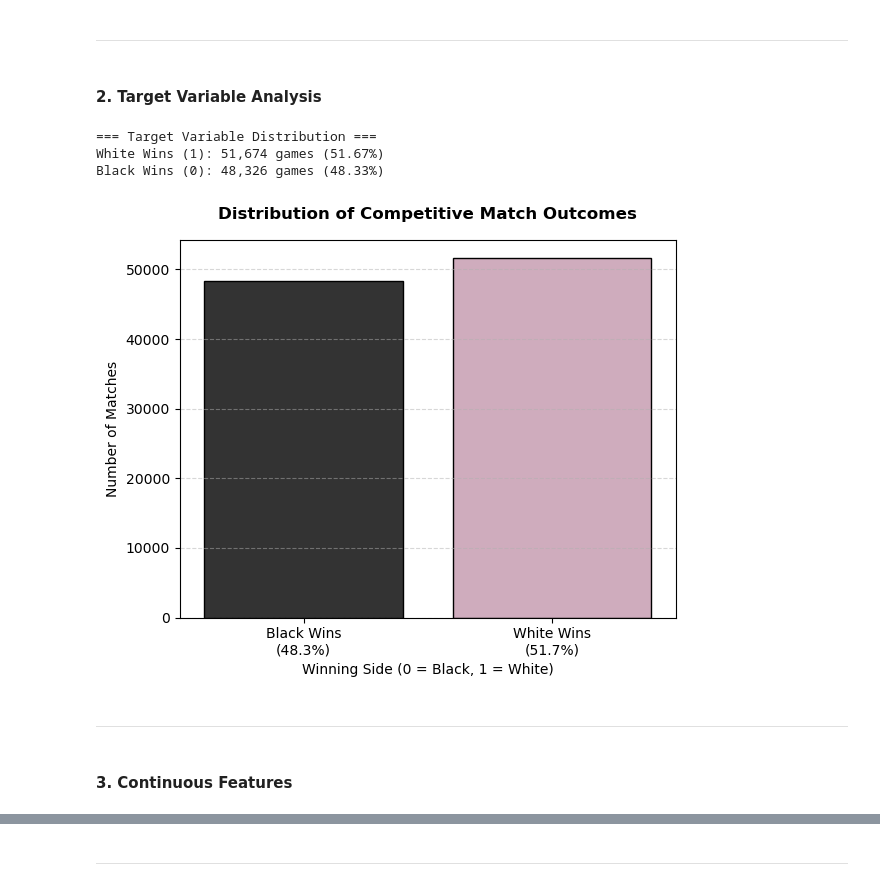
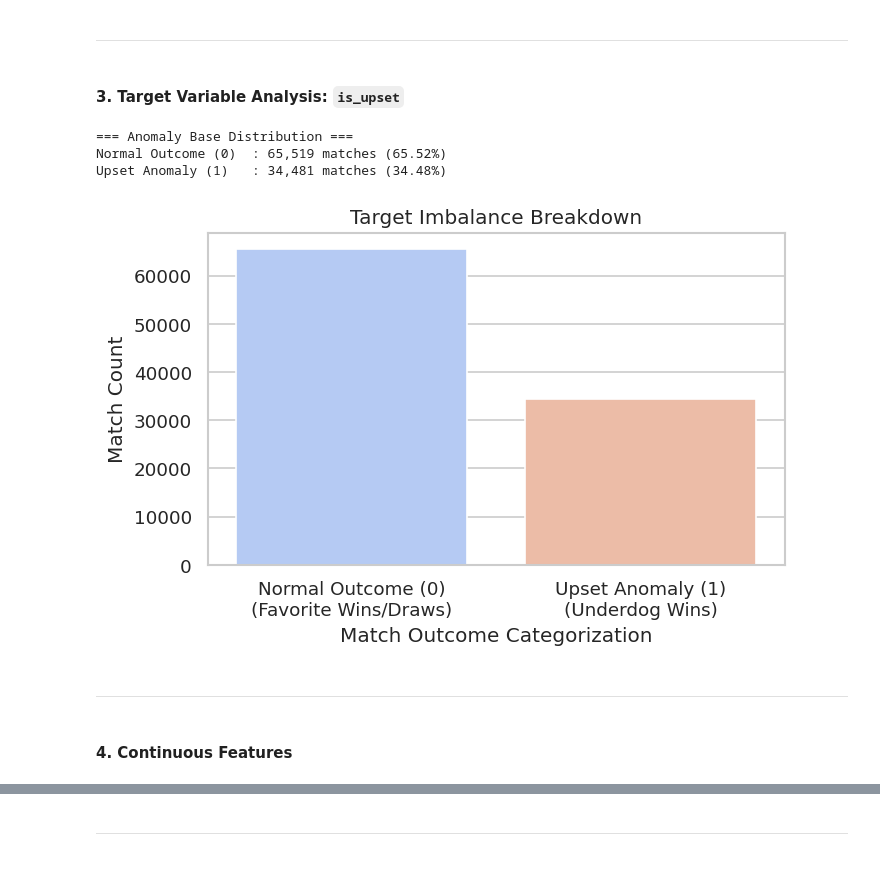
Before and after one commit to musubi3/chess-outcome-predictor, a Jupyter notebook: notebooks/01_eda.ipynb, the cells around one changed output, grey strips where cells are left out. Drawn from its saved outputs; the diff is of its cells as text; code cells hidden in the pictures.

```diff
--- a/notebooks/01_eda.ipynb
+++ b/notebooks/01_eda.ipynb
@@ -26,3 +20,7 @@ ___
+# %%
+sns.set_theme(style='whitegrid')
+plt.rcParams['figure.figsize'] = [9, 5]
+plt.rcParams['figure.dpi'] = 120
 # %%
 TARGET_ROWS: int = 100000
 
@@ -42,11 +52,9 @@ ___
 # %%
 print('=== Dataset Dimensions ===')
-print(f'Total Rows (Matches): {df.shape[0]:,}')
-print(f'Total Columns (Features): {df.shape[1]}')
+print(f'Total Games: {df.shape[0]:,}')
+print(f'Total Features: {df.shape[1]}')
 
-print('\n=== Missing Values Per Column ===')
-missing_counts: Series = df.isnull().sum()
-for col, count in missing_counts.items():
-    print(f'{col}: {count} missing values ({(count/len(df))*100:.2f}%)')
+print('\n=== Missing Value Audit ===')
+print(df.isnull().sum())
 # %% [output]
 === Dataset Dimensions ===
@@ -88,38 +119,30 @@ dtype: object
 # %% [markdown]
 ___
 # %% [markdown]
-#### 2. Target Variable Analysis
+#### 3. Target Variable Analysis: `is_upset`
 # %%
-win_counts: Series = df['winner'].value_counts()
-win_percentages: Series = df['winner'].value_counts(normalize=True) * 100
+target_counts: Series = df['is_upset'].value_counts()
+target_proportions: Series = df['is_upset'].value_counts(normalize=True)
 
-print('=== Target Variable Distribution ===')
-print(f'White Wins (1): {win_counts[1]:,} games ({win_percentages[1]:.2f}%)')
-print(f'Black Wins (0): {win_counts[0]:,} games ({win_percentages[0]:.2f}%)')
+print('=== Anomaly Base Distribution ===')
+for idx, count in target_counts.items():
+    label: str = 'Upset Anomaly (1)' if idx == 1 else 'Normal Outcome (0)'
+    print(f'{label:<20}: {count:>6,} matches ({target_proportions[idx]*100:.2f}%)')
 
-plt.figure(figsize=(6, 5))
-sns.countplot(
-    data=df,
-    x='winner',
-    hue='winner',
-    palette=['#333333', '#D5A6BD'],
-    edgecolor='black',
-    legend=False
-)
-
-plt.title('Distribution of Competitive Match Outcomes', fontsize=12, fontweight='bold', pad=15)
-plt.xlabel('Winning Side (0 = Black, 1 = White)', fontsize=10)
-plt.ylabel('Number of Matches', fontsize=10)
-plt.xticks(ticks=[0, 1], labels=[f'Black Wins\n({win_percentages[0]:.1f}%)', f'White Wins\n({win_percentages[1]:.1f}%)'])
-plt.grid(axis='y', linestyle='--', alpha=0.5)
+plt.figure(figsize=(6, 4))
+ax = sns.countplot(x='is_upset', data=df, hue='is_upset', palette='coolwarm', legend=False)
+plt.xticks([0, 1], ['Normal Outcome (0)\n(Favorite Wins/Draws)', 'Upset Anomaly (1)\n(Underdog Wins)'])
+plt.xlabel('Match Outcome Categorization')
+plt.ylabel('Match Count')
+plt.title('Target Imbalance Breakdown')
 plt.tight_layout()
 plt.show()
 # %% [output]
-=== Target Variable Distribution ===
-White Wins (1): 51,674 games (51.67%)
-Black Wins (0): 48,326 games (48.33%)
+=== Anomaly Base Distribution ===
+Normal Outcome (0)  : 65,519 matches (65.52%)
+Upset Anomaly (1)   : 34,481 matches (34.48%)
-[figure, old version]
+[figure, new version]
 # %% [markdown]
 ___
 # %% [markdown]
-#### 3. Continuous Features
+#### 4. Continuous Features
```
Also changed, not shown: parts of 25 cells of this notebook.
